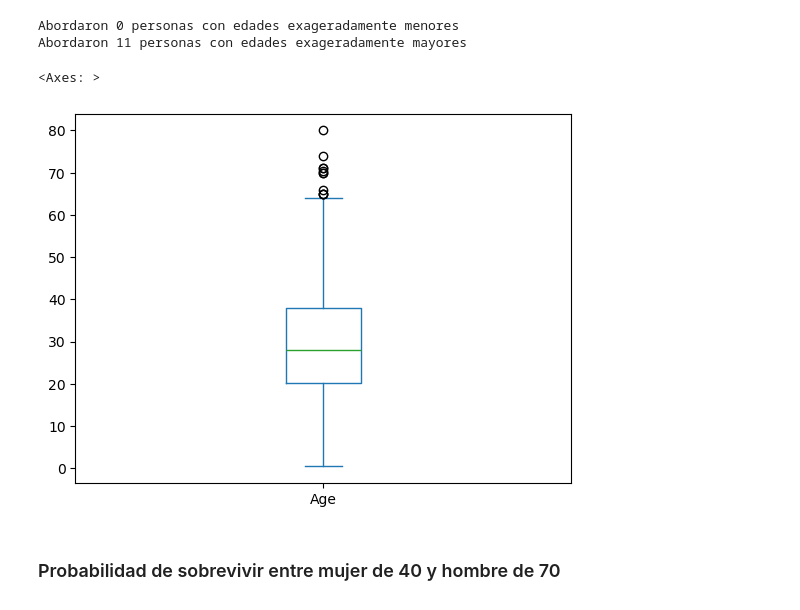
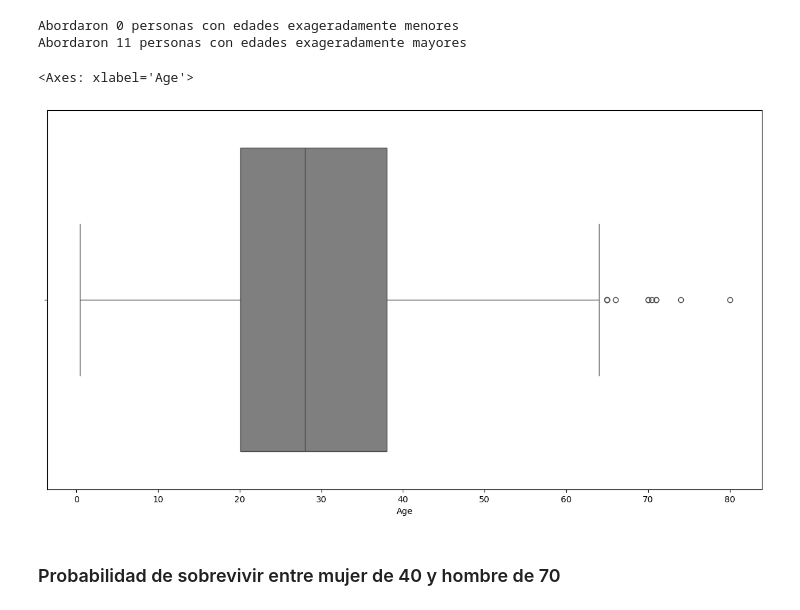
Before and after one commit to EstebanGomezVal/iteso-data-analytics, a Jupyter notebook: notebooks/Titanic2.ipynb, the cells around one changed output. Drawn from its saved outputs; the diff is of its cells as text; code cells hidden in the pictures.

```diff
--- a/notebooks/Titanic2.ipynb
+++ b/notebooks/Titanic2.ipynb
@@ -138,11 +125,13 @@ print("Abordaron", edades_mayores, "personas con edades exageradamente mayores")
 # %% [output]
 Abordaron 0 personas con edades exageradamente menores
 Abordaron 11 personas con edades exageradamente mayores
-# %%
-df["Age"].plot(kind = "box")
-# %% [output]
-<Axes: >
-[figure, removed]
+# %%
+ax, fig = plt.subplots(figsize=(15, 8))
+
+sns.boxplot(df['Age'], orient='h', color='C7')
+# %% [output]
+<Axes: xlabel='Age'>
+[figure, added]
 # %% [markdown]
 ### Probabilidad de sobrevivir entre mujer de 40 y hombre de 70
 # %%
```
Also changed, not shown: parts of 15 cells of this notebook.
